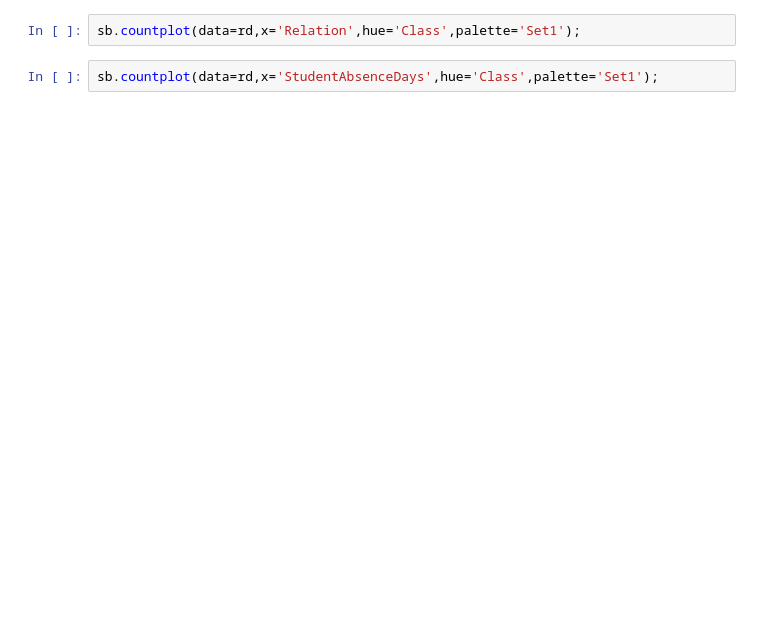
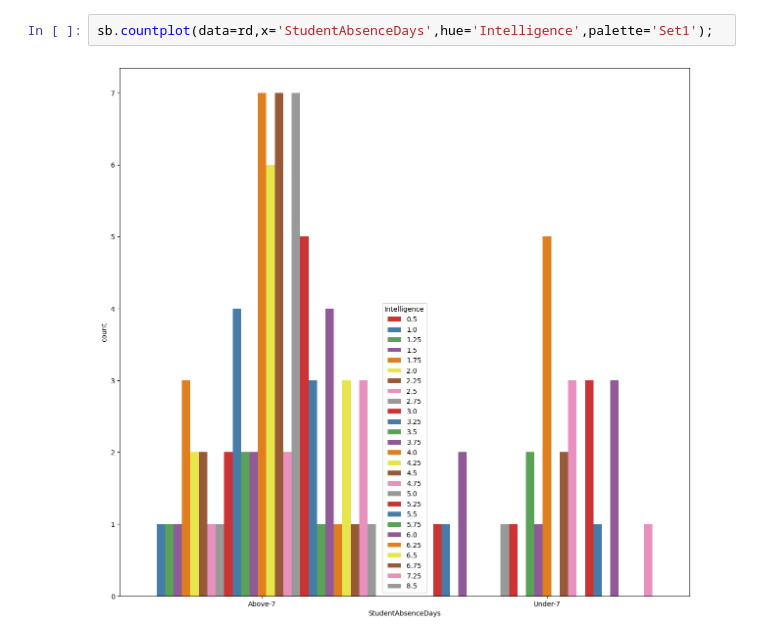
Before and after one commit to SHAY2407/Assignment-Dispersal, a Jupyter notebook: model.ipynb, the cells around one changed output. Cells and saved outputs as stored; diff of their text form; blank space fills up the shorter version.

```diff
--- a/model.ipynb
+++ b/model.ipynb
@@ -57,7 +55,7 @@ sb.countplot(data=rd,x='gender',hue='Class',palette='Set1');
 # %%
-sb.countplot(data=rd,x='Relation',hue='Class',palette='Set1');
+sb.countplot(data=rd,x='StudentAbsenceDays',hue='Intelligence',palette='Set1');
+# %% [output]
+[figure, added]
-# %%
-sb.countplot(data=rd,x='StudentAbsenceDays',hue='Class',palette='Set1');
 # %%
 import pandas as pd
 import numpy as np
```
Also changed, not shown: parts of 8 cells of this notebook.
